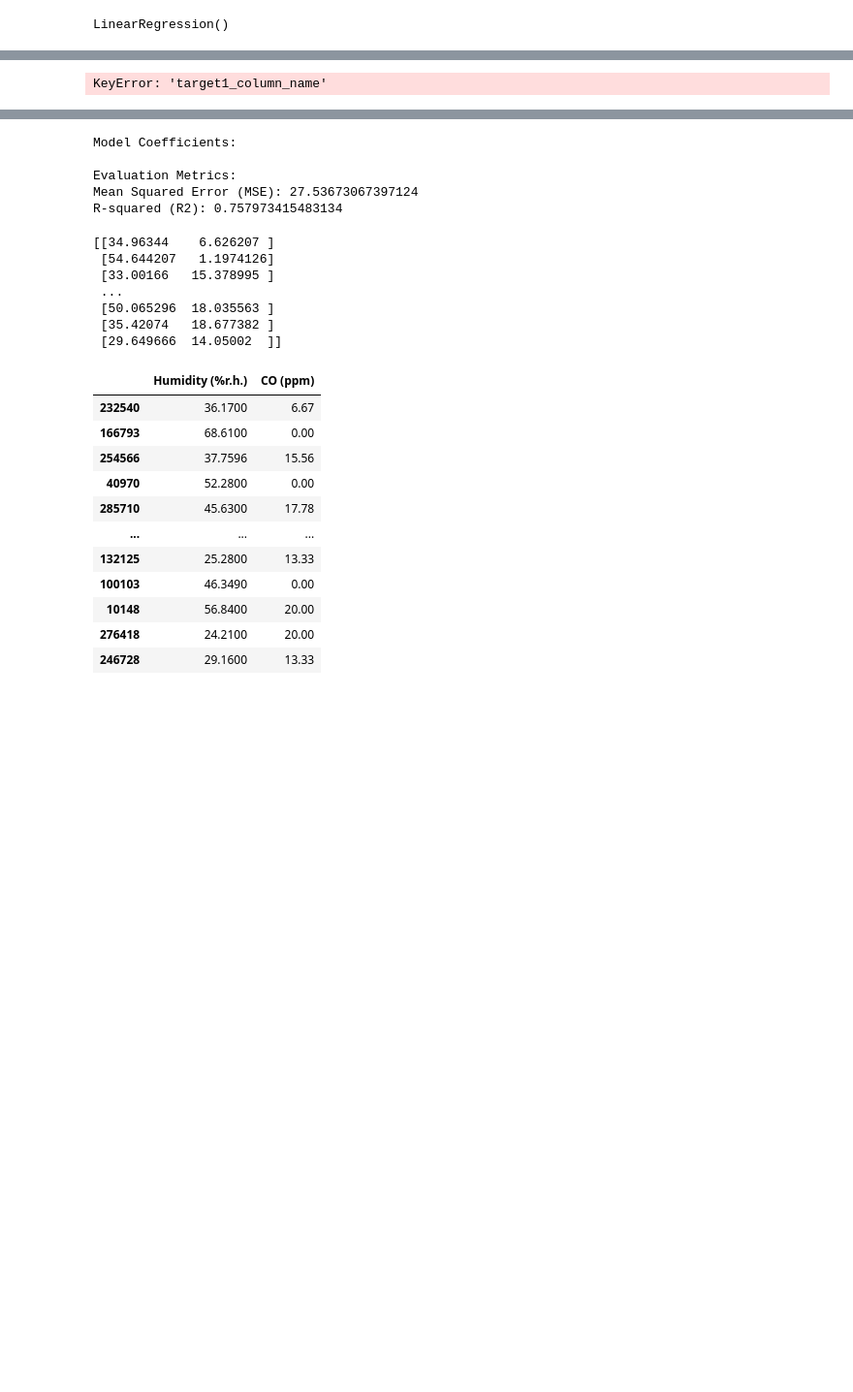
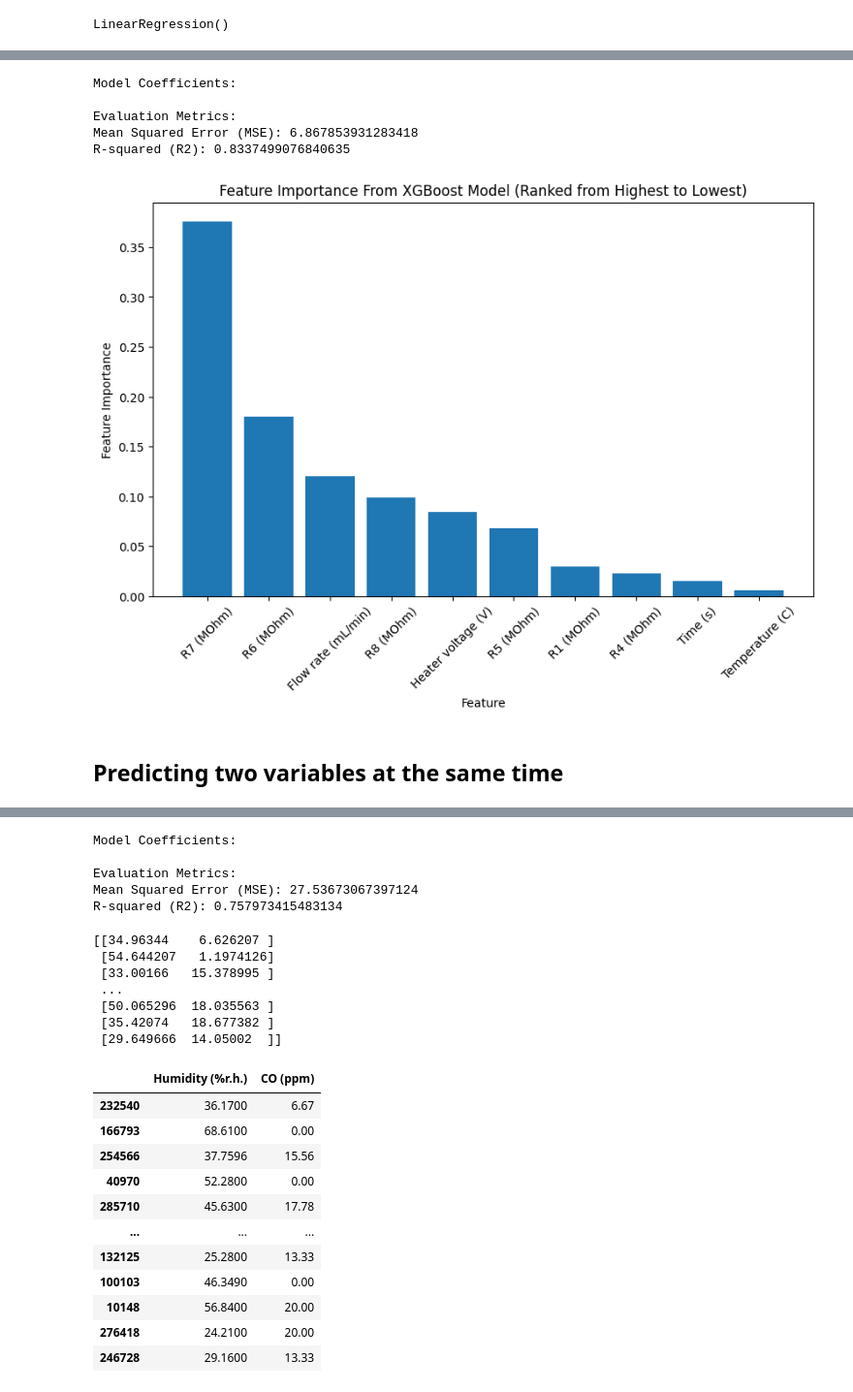
Before and after one commit to Jwdegames/GasSensorMLTasks, a Jupyter notebook: Catherine_gas_sensor_EDA.ipynb, the cells around one changed output, grey strips where cells are left out. Shown at 97% size. Cells and saved outputs as stored; diff of their text form; code cells hidden in the pictures; blank space fills up the shorter version.

```diff
--- a/Catherine_gas_sensor_EDA.ipynb
+++ b/Catherine_gas_sensor_EDA.ipynb
@@ -232,3 +333,8 @@ y = df[['Humidity (%r.h.)','CO (ppm)']]
+# %%
+#define object and featues in the data frame:
+X = df.drop(['Time (s)','Humidity (%r.h.)','CO (ppm)','R2 (MOhm)','R3 (MOhm)','R6 (MOhm)','R7 (MOhm)','R9 (MOhm)','R10 (MOhm)',
+            'R11 (MOhm)'],axis=1)
+y = df[['CO (ppm)']]
 # %%
 X_train, X_test, y_train, y_test = train_test_split(X, y, test_size=0.2, random_state=42)
 # %%
@@ -266,27 +369,48 @@ R-squared (R2): 0.5338550718694268
-# %%
-import xgboost as xgb
-
-# Create a dictionary to specify which columns are your target variables
-targets = {'target1': y_train['target1_column_name'], 'target2': y_train['target2_column_name']}
-
-# Create a DMatrix for your input data
-dtrain = xgb.DMatrix(X_train, label=targets)
-
-# Specify XGBoost parameters
-params = {
-    'objective': 'reg:squarederror',  # Regression task
-    'max_depth': 3,
-    'learning_rate': 0.1,
-    'n_estimators': 100,
-}
-
-# Train the XGBoost model
-model = xgb.train(params, dtrain)
-
-# Make predictions for the test data
-dtest = xgb.DMatrix(X_test)
-y_pred = model.predict(dtest)
-
-# y_pred will contain predictions for 'target1' and 'target2'
-# %% [output]
-KeyError: 'target1_column_name'
+# %%
+# Create an XGBoost regression model
+model = xgb.XGBRegressor(objective='reg:squarederror', n_estimators=100, learning_rate=0.1, max_depth=3, random_state=42)
+
+# Train the model on the training data
+model.fit(X_train, y_train)
+
+# Make predictions on the test data
+y_pred = model.predict(X_test)
+
+# Calculate the Mean Squared Error (MSE) as a measure of model performance
+mse = mean_squared_error(y_test, y_pred)
+r2 = r2_score(y_test, y_pred)
+
+# Print the model coefficients and evaluation metrics
+print("Model Coefficients:")
+print("\nEvaluation Metrics:")
+print(f"Mean Squared Error (MSE): {mse}")
+print(f"R-squared (R2): {r2}")
+# %% [output]
+Model Coefficients:
+
+Evaluation Metrics:
+Mean Squared Error (MSE): 6.867853931283418
+R-squared (R2): 0.8337499076840635
+# %%
+#Feature importances for CO
+features = df.drop(['Humidity (%r.h.)','CO (ppm)','R2 (MOhm)','R3 (MOhm)','R9 (MOhm)','R10 (MOhm)',
+            'R11 (MOhm)'],axis=1)
+feature_names = features.columns.tolist()
+feature_importance = model.feature_importances_
+# Sort features by importance in descending order
+sorted_indices = np.argsort(feature_importance)[::-1]
+sorted_feature_names = [feature_names[i] for i in sorted_indices]
+sorted_importances = [feature_importance[i] for i in sorted_indices]
+
+# Create a bar plot of sorted feature importances
+plt.figure(figsize=(10, 6))
+plt.bar(range(len(sorted_feature_names)), sorted_importances, tick_label=sorted_feature_names)
+plt.xlabel("Feature")
+plt.ylabel("Feature Importance")
+plt.title("Feature Importance From XGBoost Model (Ranked from Highest to Lowest)")
+plt.xticks(rotation=45)
+plt.show()
+# %% [output]
+[figure, added]
+# %% [markdown]
+## Predicting two variables at the same time
```
Also changed, not shown: parts of 16 cells of this notebook.
